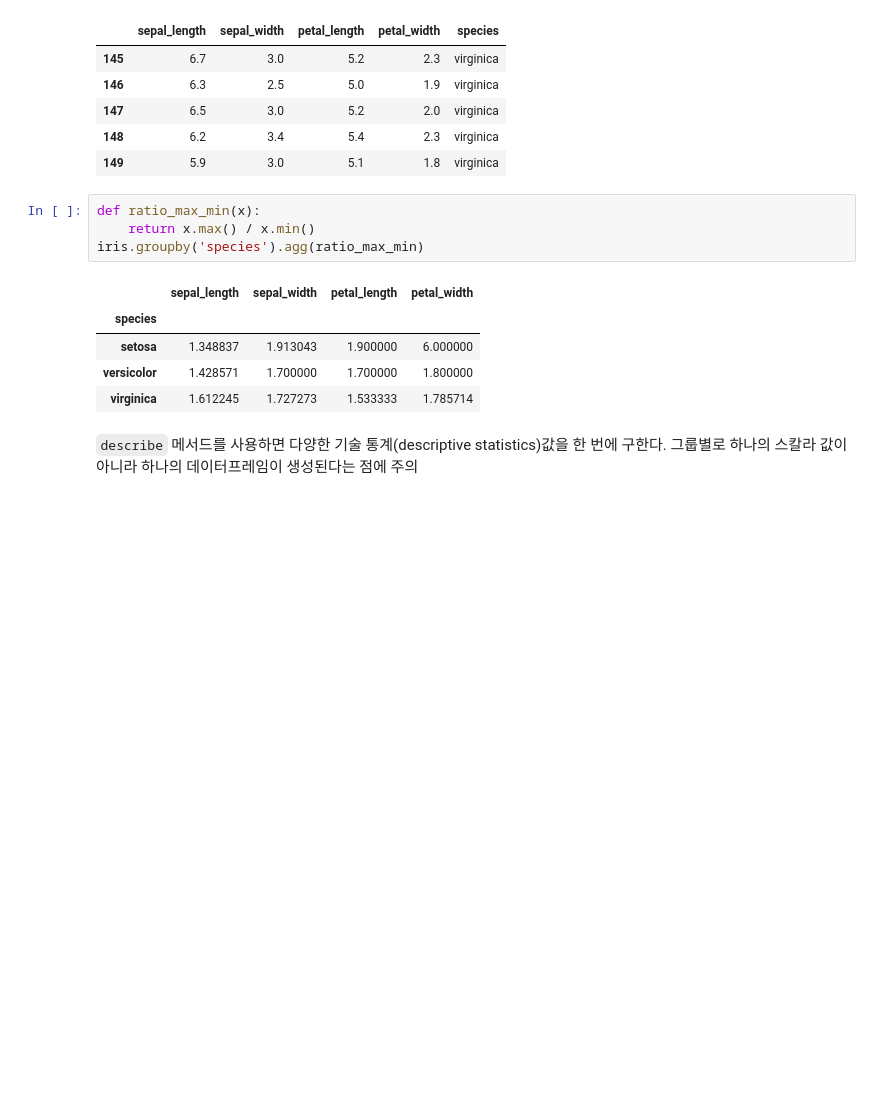
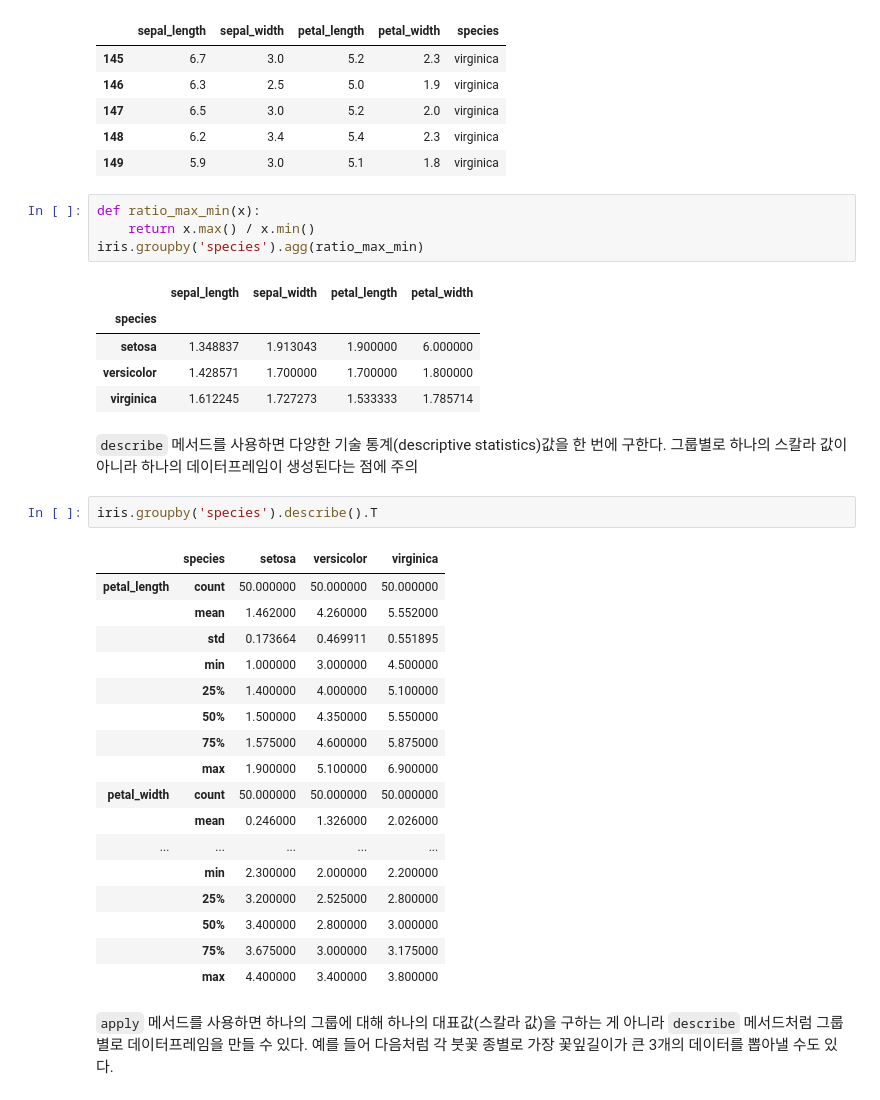
Before and after one commit to annakimm/TIL, a Jupyter notebook: dss/pandas/07_pivot_group.ipynb, the cells around one changed output. Cells and saved outputs as stored; diff of their text form; blank space fills up the shorter version.

```diff
--- a/dss/pandas/07_pivot_group.ipynb
+++ b/dss/pandas/07_pivot_group.ipynb
@@ -194,3 +194,25 @@ iris.groupby('species').agg(ratio_max_min)
 | virginica | 1.612245 | 1.727273 | 1.533333 | 1.785714 |
 # %% [markdown]
 `describe` 메서드를 사용하면 다양한 기술 통계(descriptive statistics)값을 한 번에 구한다. 그룹별로 하나의 스칼라 값이 아니라 하나의 데이터프레임이 생성된다는 점에 주의
+# %%
+iris.groupby('species').describe().T
+# %% [output]
+|  | species | setosa | versicolor | virginica |
+| petal_length | count | 50.000000 | 50.000000 | 50.000000 |
+|  | mean | 1.462000 | 4.260000 | 5.552000 |
+|  | std | 0.173664 | 0.469911 | 0.551895 |
+|  | min | 1.000000 | 3.000000 | 4.500000 |
+|  | 25% | 1.400000 | 4.000000 | 5.100000 |
+|  | 50% | 1.500000 | 4.350000 | 5.550000 |
+|  | 75% | 1.575000 | 4.600000 | 5.875000 |
+|  | max | 1.900000 | 5.100000 | 6.900000 |
+| petal_width | count | 50.000000 | 50.000000 | 50.000000 |
+|  | mean | 0.246000 | 1.326000 | 2.026000 |
+| ... | ... | ... | ... | ... |
+|  | min | 2.300000 | 2.000000 | 2.200000 |
+|  | 25% | 3.200000 | 2.525000 | 2.800000 |
+|  | 50% | 3.400000 | 2.800000 | 3.000000 |
+|  | 75% | 3.675000 | 3.000000 | 3.175000 |
+|  | max | 4.400000 | 3.400000 | 3.800000 |
+# %% [markdown]
+`apply` 메서드를 사용하면 하나의 그룹에 대해 하나의 대표값(스칼라 값)을 구하는 게 아니라 `describe` 메서드처럼 그룹별로 데이터프레임을 만들 수 있다. 예를 들어 다음처럼 각 붓꽃 종별로 가장 꽃잎길이가 큰 3개의 데이터를 뽑아낼 수도 있다.
```
Also changed, not shown: parts of 48 cells of this notebook, 1 other file.
